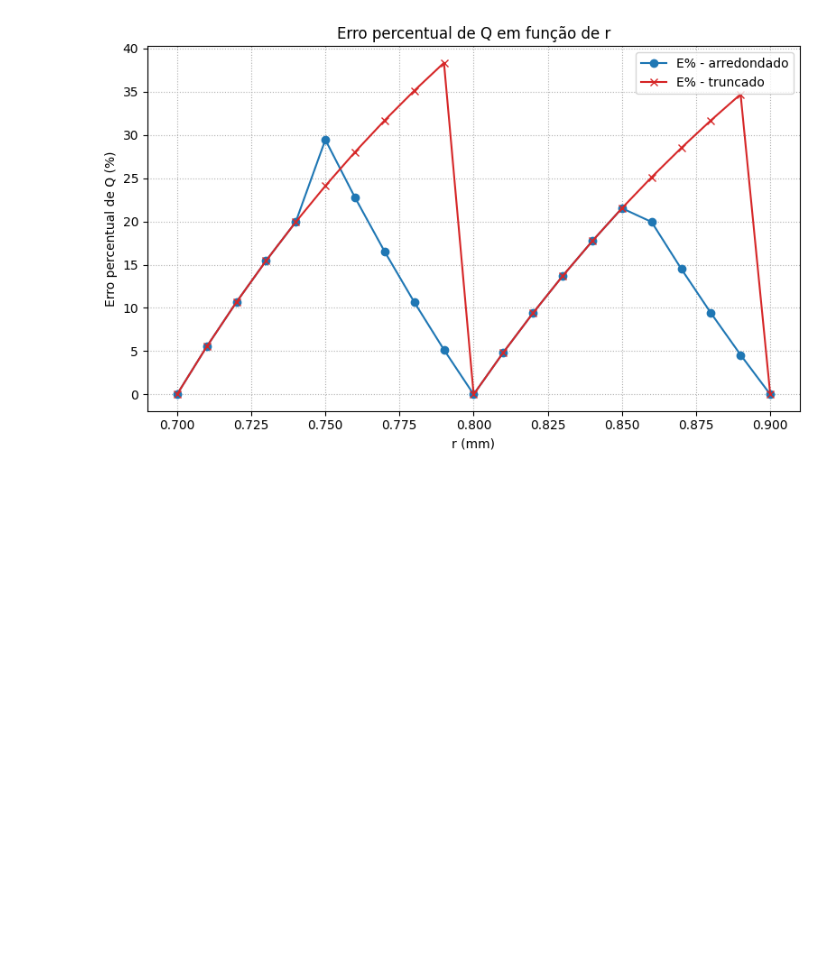
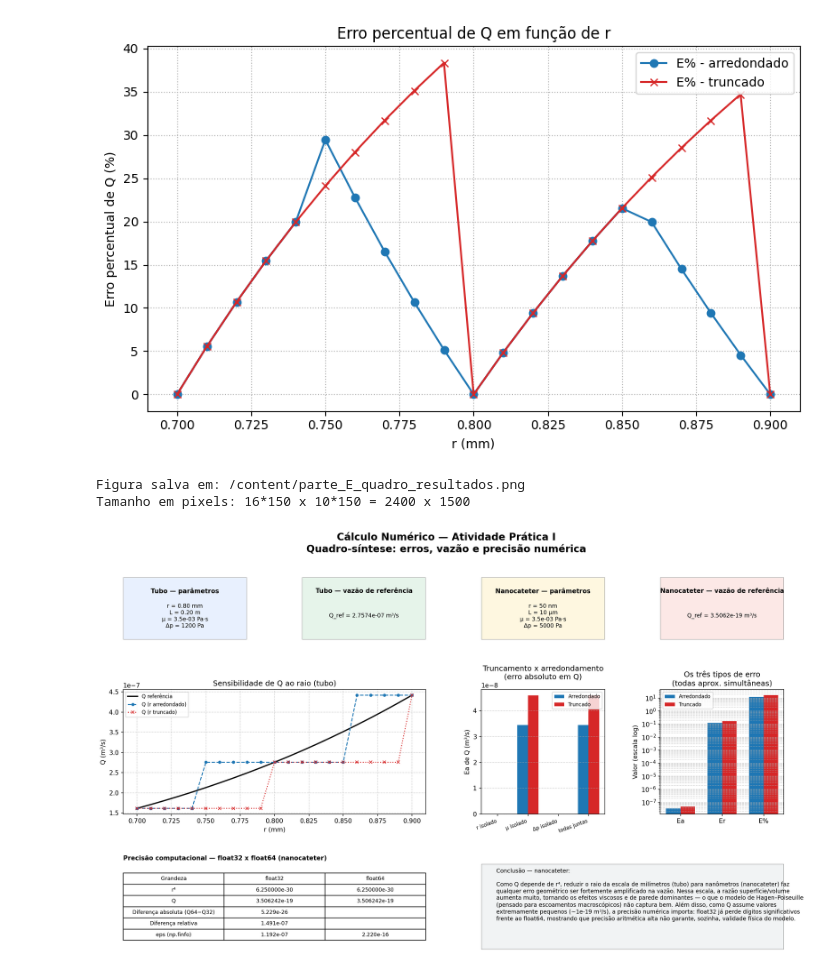
Before and after one commit to EduardoKenzoHayashi/CN-Lobosco, a Jupyter notebook: Atividade1.ipynb, the cells around one changed output. Drawn from its saved outputs; the diff is of its cells as text; code cells hidden in the pictures; blank space fills up the shorter version.

```diff
--- a/Atividade1.ipynb
+++ b/Atividade1.ipynb
@@ -494,22 +494,11 @@ plt.show()
 [figure]
 [figure]
 # %%
-"""
-Parte E - Síntese visual
-========================
-Gera um único PNG (>=1600x1000 px) reunindo:
-  - cartões com os principais valores de pressão e vazão (tubo e nanocateter);
-  - comparação entre truncamento e arredondamento (Ea de Q para r, mu, dp);
-  - os três tipos de erro (Ea, Er, E%) no cenário "todas as aproximações juntas";
-  - sensibilidade de Q ao raio (0,70 a 0,90 mm);
-  - comparação float32 x float64 (nanocateter);
-  - uma conclusão curta sobre o nanocateter.
-"""
-
 import math
 import numpy as np
 import matplotlib.pyplot as plt
 import matplotlib.gridspec as gridspec
+import os # Import the os module
 
 # ===========================================================
 # FUNÇÕES BÁSICAS (as mesmas usadas nas partes anteriores)
@@ -778,31 +767,39 @@ tabela.set_fontsize(8.5)
 tabela.scale(1, 1.5)
 
 # -----------------------------------------------------------
 # LINHA 2, COLUNAS 2-3: conclusão curta sobre o nanocateter
 # -----------------------------------------------------------
 ax_concl = fig.add_subplot(gs[2, 2:4])
 ax_concl.axis("off")
 ax_concl.add_patch(plt.Rectangle((0, 0), 1, 1, transform=ax_concl.transAxes,
                                   facecolor="#f1f3f4", edgecolor="gray"))
 texto_conclusao = (
     "Conclusão — nanocateter:\n\n"
     "Como Q depende de r⁴, reduzir o raio da escala de milímetros (tubo) para "
     "nanômetros (nanocateter) faz qualquer erro geométrico ser fortemente "
     "amplificado na vazão. Nessa escala, a razão superfície/volume aumenta "
     "muito, tornando os efeitos viscosos e de parede dominantes — o que o "
     "modelo de Hagen–Poiseuille (pensado para escoamentos macroscópicos) "
     "não captura bem. Além disso, como Q assume valores extremamente "
     "pequenos (~1e-19 m³/s), a precisão numérica importa: float32 já perde "
     "dígitos significativos frente ao float64, mostrando que precisão "
     "aritmética alta não garante, sozinha, validade física do modelo."
 )
 ax_concl.text(0.05, 0.95, texto_conclusao, ha="left", va="top",
               fontsize=9, transform=ax_concl.transAxes, wrap=True)
 
 # ===========================================================
 # SALVA O QUADRO ÚNICO EM PNG
 # ===========================================================
-caminho_saida = "/mnt/user-data/outputs/parte_E_quadro_resultados.png"
+caminho_saida = "/content/parte_E_quadro_resultados.png"
+
+# Create the directory if it doesn't exist
+os.makedirs(os.path.dirname(caminho_saida), exist_ok=True)
+
 fig.savefig(caminho_saida, dpi=150)
 print("Figura salva em:", caminho_saida)
 print("Tamanho em pixels: 16*150 x 10*150 =", 16*150, "x", 10*150)
+# %% [output]
+Figura salva em: /content/parte_E_quadro_resultados.png
+Tamanho em pixels: 16*150 x 10*150 = 2400 x 1500
+[figure, added]
```
Also changed, not shown: parts of 4 cells of this notebook.
